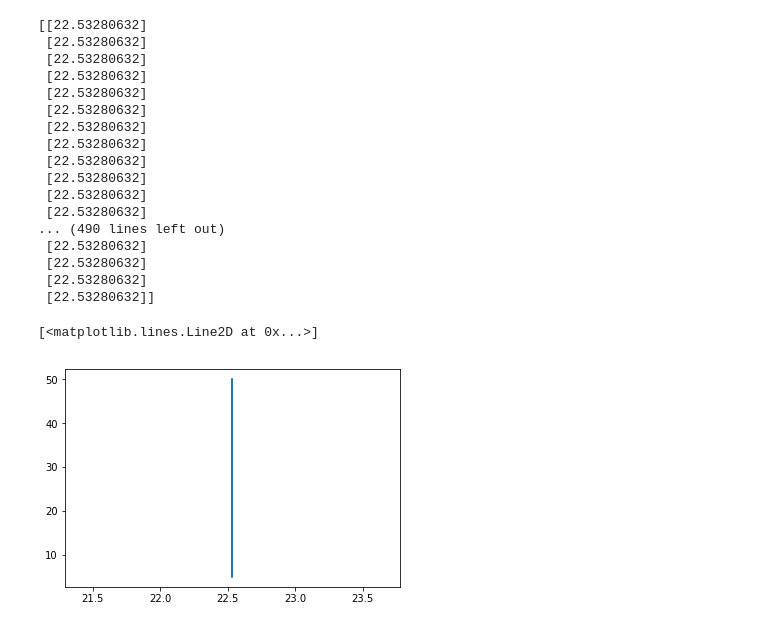
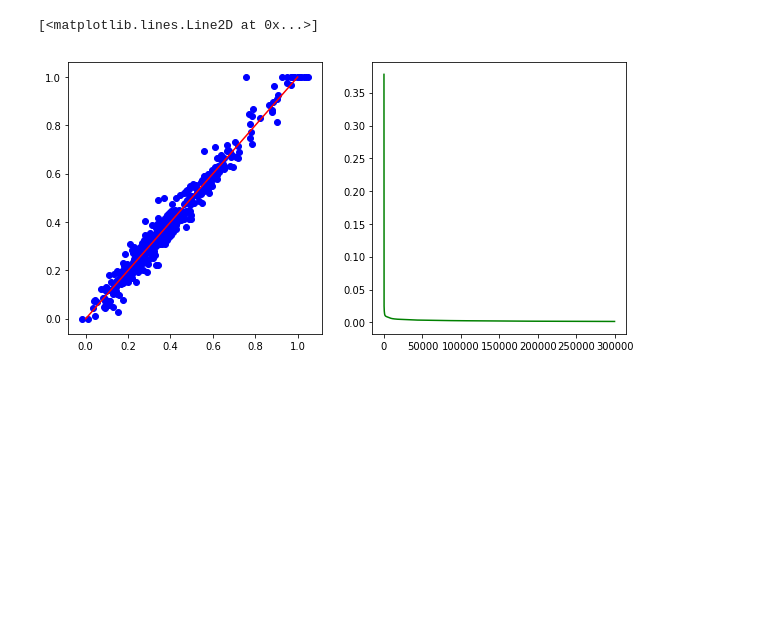
Before and after one commit to public-ai/ALAI_Homework, a Jupyter notebook: homework/week_7/Kwonyeahoon/Boston_5_17.ipynb, the cells around one changed output. Drawn from its saved outputs; the diff is of its cells as text; code cells hidden in the pictures; blank space fills up the shorter version.

```diff
--- a/homework/week_7/Kwonyeahoon/Boston_5_17.ipynb
+++ b/homework/week_7/Kwonyeahoon/Boston_5_17.ipynb
@@ -26,10 +26,8 @@ boston_df.describe()
 | 75% | 3.677083 | 12.500000 | 18.100000 | 0.000000 | 0.624000 | 6.623500 | 94.075000 | 5.188425 | 24.000000 | 666.000000 | 20.200000 | ... |
 | max | 88.976200 | 100.000000 | 27.740000 | 1.000000 | 0.871000 | 8.780000 | 100.000000 | 12.126500 | 24.000000 | 711.000000 | 22.000000 | ... |
 # %%
-# 1. dataset nomalize수행 + standardization
-xs_norma = (boston_df.iloc[:,:-1] - boston_df.iloc[:,:-1].min(axis=0)) / (boston_df.iloc[:,:-1].max(axis=0) - boston_df.iloc[:,:-1].min(axis=0))
-label = np.reshape(np.array(boston_df.iloc[:,-1]),[-1,1])
-print(xs_norma.describe())
-xs = xs_norma.values.copy()
-print(label.shape)
-print(xs.shape)
+# 1. dataset nomalize수행
+data = (boston_df - boston_df.min(axis=0)) / (boston_df.max(axis=0) - boston_df.min(axis=0))
+data = data.values
+xs = data[:,:-1]
+label = data[:,-1]
@@ -78,7 +62,6 @@ class logit_layer(Layer) :
 
     def forward(self, x) :
         self.x = x
-        #print(self.b.shape)
         z = np.matmul(self.x, self.w)
         z = z + self.b #dataframe에서 matmul axis issue, np.dot은 없음
         return z
@@ -87,8 +70,7 @@ class logit_layer(Layer) :
         # dz/dw **
         self.del_w = np.matmul(grad.T, self.x) #미리 식 세워놓음(=? Dynamic programing )
         # (2, d)*(d, 3)
-        self.del_b = np.mean(grad, axis =0)   #**
-
+        self.del_b = np.mean(grad, axis =0)
         # dz/dx **
         self.del_a = np.matmul(grad, self.w.T)
         return self.del_a
@@ -107,20 +89,13 @@ class relu_layer(Layer) :
     def backward(self,grad) :
         return grad * np.where(self.z > 0  , 1, 0)
 
-class sigmoid_with_loss(Layer) :
+class mse_with_loss(Layer) :
     def __init__(self, p) :
-        self.p = np.reshape(np.array(p), (-1,1)) #label
+        self.p = np.reshape(np.array(p), (-1,1))
 
     def forward(self, z): #z는 계산된값
         self.z = z
-        #sig
-        #self.q = 1/(1 + np.exp(-self.z))
-        #print(self.q.shape, "label:", self.p.shape)
-        #cee 계산
-        #print("q : {}".format(self.q))
-        #self.loss = -np.mean((self.p * np.log(self.q))+((1-self.p) * np.log(1-self.q)), axis = 0)
         self.loss = np.mean((self.z - self.p)**2, axis =0)
-        #self.acc = np.mean(np.equal(np.where(self.q > 0.5, 1., 0.), p) ,axis =0)
         return self.loss
 
     def backward(self, grad) : #dL/dz = (y_h - y)
@@ -174,25 +158,14 @@ ValueError: ignored
-# %%
-pred_ = np.reshape(pred, (-1,))
-label_ = np.reshape(label, (-1))
-print(pred)
-plt.plot(pred_, label_)
-# %% [output]
-[[22.53280632]
- [22.53280632]
- [22.53280632]
- [22.53280632]
- [22.53280632]
- [22.53280632]
- [22.53280632]
- [22.53280632]
- [22.53280632]
- [22.53280632]
- [22.53280632]
- [22.53280632]
-... (490 lines left out)
- [22.53280632]
- [22.53280632]
- [22.53280632]
- [22.53280632]]
-[<matplotlib.lines.Line2D at 0x...>]
-[figure, removed]
+# %%
+pred_ = np.reshape(pred, (-1,))
+label_ = np.reshape(label, (-1))
+
+fig = plt.figure(figsize=(10,5))
+ax1 = fig.add_subplot(1,2,1)
+ax1.scatter(pred_, label_, color='b')
+ax1.plot([0,1], [0,1], color='r')
+
+ax2 = fig.add_subplot(1,2,2)
+ax2.plot(loss_list, color='g')
+# %% [output]
+[<matplotlib.lines.Line2D at 0x...>]
+[figure, added]
```
Also changed, not shown: parts of 2 cells of this notebook.
